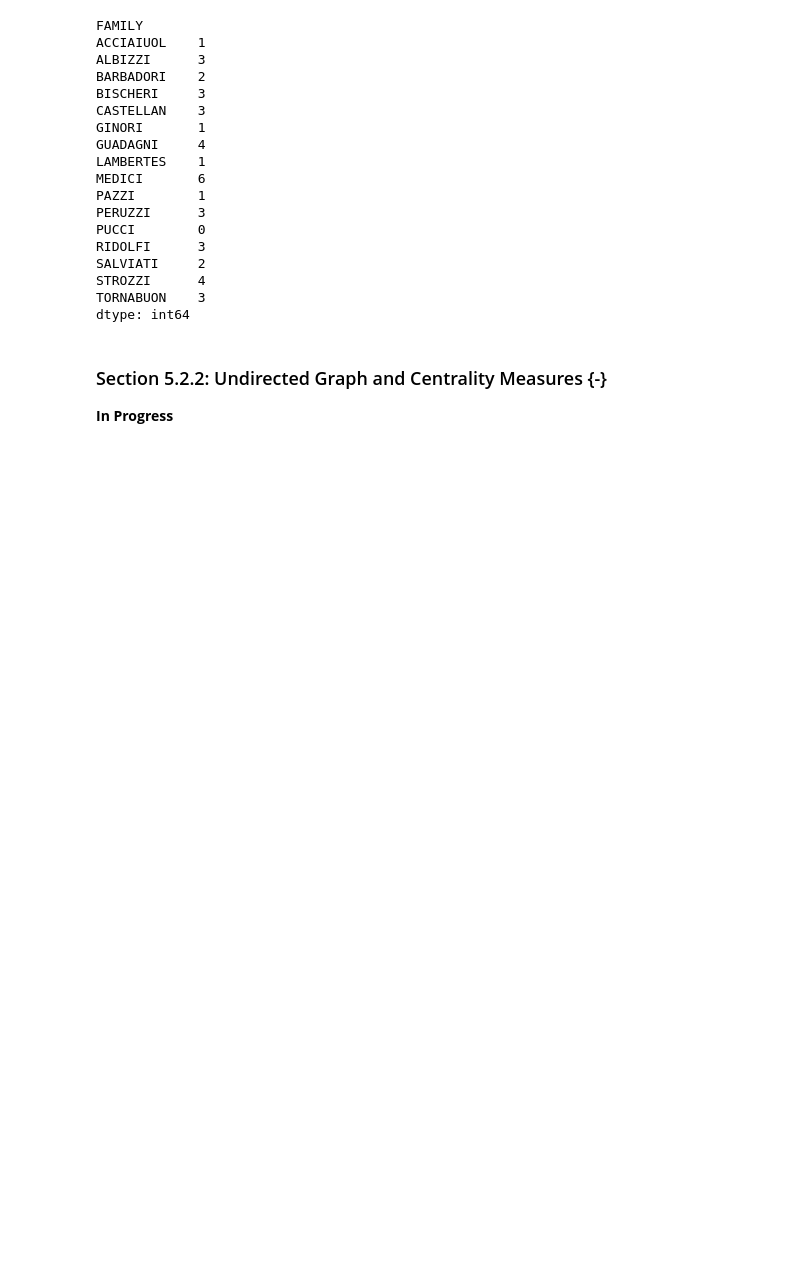
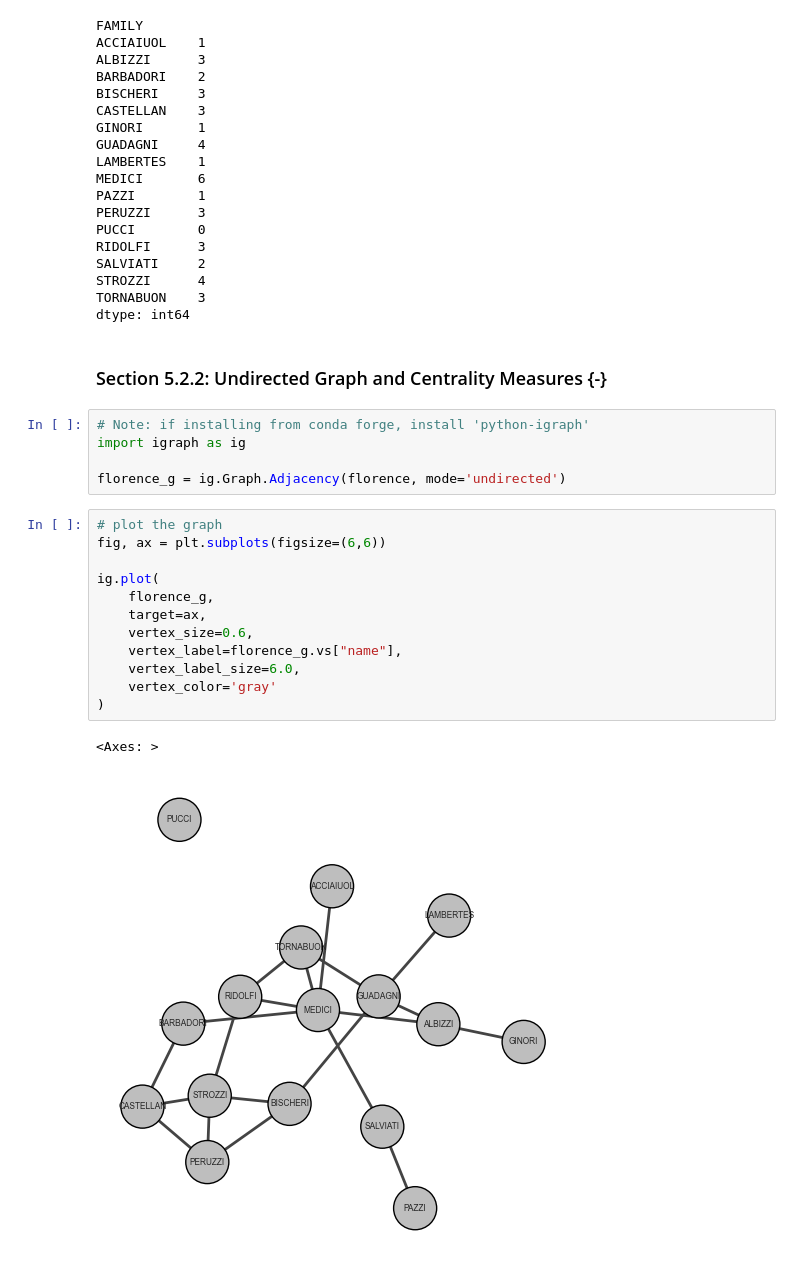
Before and after one commit to jeffallen13/qsspy, a Jupyter notebook: DISCOVERY/discovery-py.ipynb, the cells around one changed output. Drawn from its saved outputs; the diff is of its cells as text; blank space fills up the shorter version.

```diff
--- a/DISCOVERY/discovery-py.ipynb
+++ b/DISCOVERY/discovery-py.ipynb
@@ -625,5 +625,23 @@ TORNABUON    3
 dtype: int64
 # %% [markdown]
 ### Section 5.2.2: Undirected Graph and Centrality Measures {-}
-
-**In Progress**
+# %%
+# Note: if installing from conda forge, install 'python-igraph'
+import igraph as ig
+
+florence_g = ig.Graph.Adjacency(florence, mode='undirected')
+# %%
+# plot the graph
+fig, ax = plt.subplots(figsize=(6,6))
+
+ig.plot(
+    florence_g,
+    target=ax,
+    vertex_size=0.6,
+    vertex_label=florence_g.vs["name"],
+    vertex_label_size=6.0,
+    vertex_color='gray'
+)
+# %% [output]
+<Axes: >
+[figure, added]
```
Also changed, not shown: parts of 11 cells of this notebook, 2 other files.
